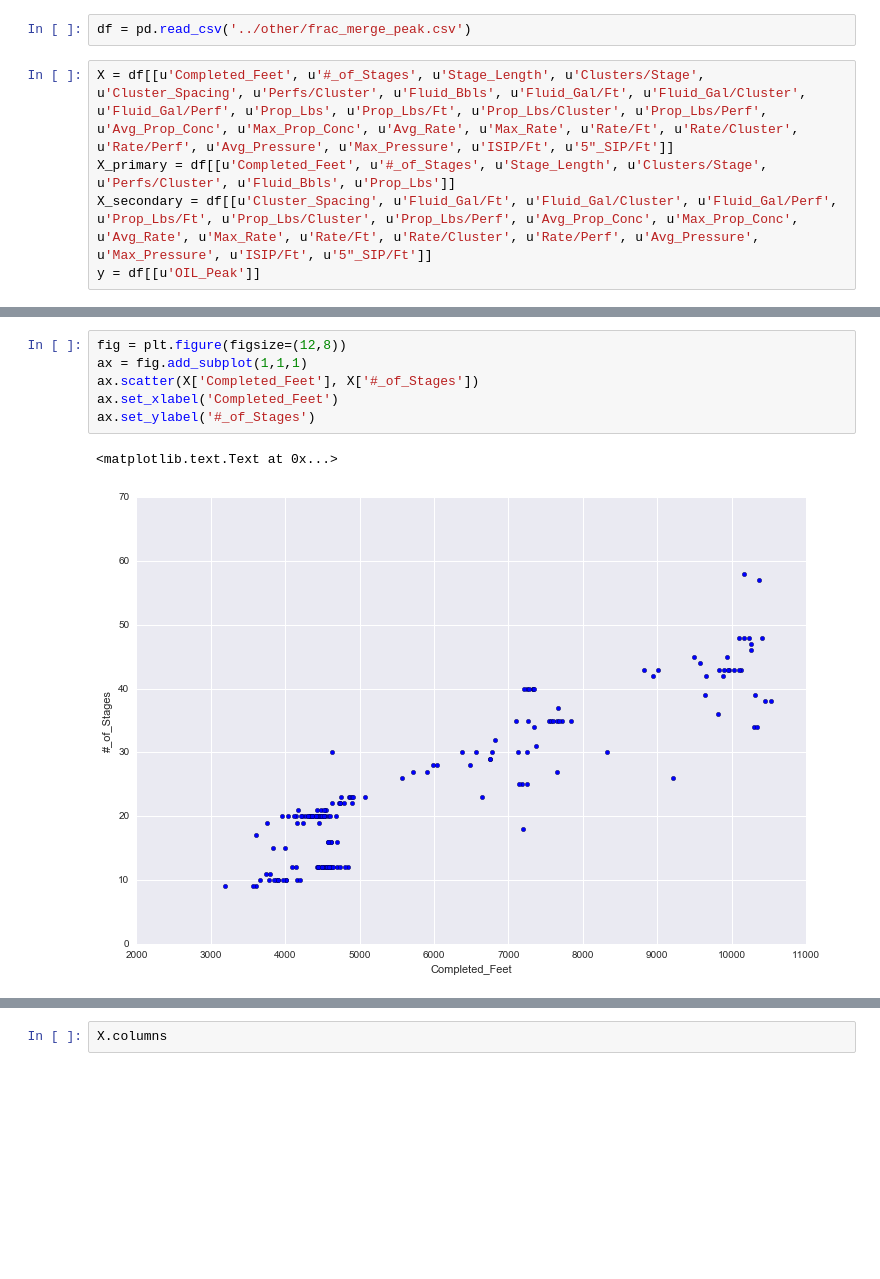
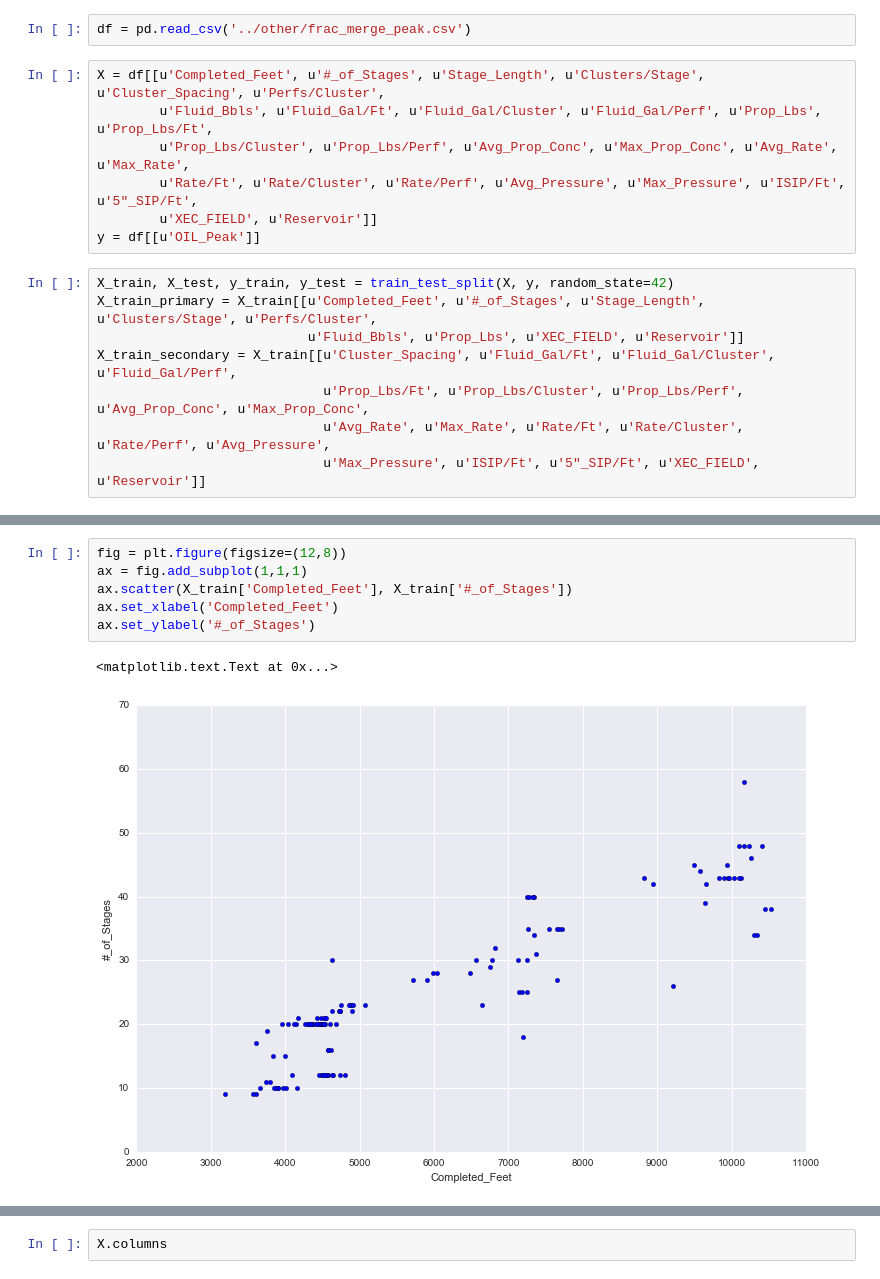
Before and after one commit to jpgrana/bayesian-approach-predicting-well-production, a Jupyter notebook: features.ipynb, the cells around one changed output, grey strips where cells are left out. Cells and saved outputs as stored; diff of their text form; blank space fills up the shorter version.

```diff
--- a/features.ipynb
+++ b/features.ipynb
@@ -8,7 +9,17 @@ import statsmodels.api as sm
 # %%
 df = pd.read_csv('../other/frac_merge_peak.csv')
 # %%
-X = df[[u'Completed_Feet', u'#_of_Stages', u'Stage_Length', u'Clusters/Stage', u'Cluster_Spacing', u'Perfs/Cluster', u'Fluid_Bbls', u'Fluid_Gal/Ft', u'Fluid_Gal/Cluster', u'Fluid_Gal/Perf', u'Prop_Lbs', u'Prop_Lbs/Ft', u'Prop_Lbs/Cluster', u'Prop_Lbs/Perf', u'Avg_Prop_Conc', u'Max_Prop_Conc', u'Avg_Rate', u'Max_Rate', u'Rate/Ft', u'Rate/Cluster', u'Rate/Perf', u'Avg_Pressure', u'Max_Pressure', u'ISIP/Ft', u'5"_SIP/Ft']]
-X_primary = df[[u'Completed_Feet', u'#_of_Stages', u'Stage_Length', u'Clusters/Stage', u'Perfs/Cluster', u'Fluid_Bbls', u'Prop_Lbs']]
-X_secondary = df[[u'Cluster_Spacing', u'Fluid_Gal/Ft', u'Fluid_Gal/Cluster', u'Fluid_Gal/Perf', u'Prop_Lbs/Ft', u'Prop_Lbs/Cluster', u'Prop_Lbs/Perf', u'Avg_Prop_Conc', u'Max_Prop_Conc', u'Avg_Rate', u'Max_Rate', u'Rate/Ft', u'Rate/Cluster', u'Rate/Perf', u'Avg_Pressure', u'Max_Pressure', u'ISIP/Ft', u'5"_SIP/Ft']]
+X = df[[u'Completed_Feet', u'#_of_Stages', u'Stage_Length', u'Clusters/Stage', u'Cluster_Spacing', u'Perfs/Cluster',
+        u'Fluid_Bbls', u'Fluid_Gal/Ft', u'Fluid_Gal/Cluster', u'Fluid_Gal/Perf', u'Prop_Lbs', u'Prop_Lbs/Ft',
+        u'Prop_Lbs/Cluster', u'Prop_Lbs/Perf', u'Avg_Prop_Conc', u'Max_Prop_Conc', u'Avg_Rate', u'Max_Rate',
+        u'Rate/Ft', u'Rate/Cluster', u'Rate/Perf', u'Avg_Pressure', u'Max_Pressure', u'ISIP/Ft', u'5"_SIP/Ft',
+        u'XEC_FIELD', u'Reservoir']]
 y = df[[u'OIL_Peak']]
+# %%
+X_train, X_test, y_train, y_test = train_test_split(X, y, random_state=42)
+X_train_primary = X_train[[u'Completed_Feet', u'#_of_Stages', u'Stage_Length', u'Clusters/Stage', u'Perfs/Cluster',
+                           u'Fluid_Bbls', u'Prop_Lbs', u'XEC_FIELD', u'Reservoir']]
+X_train_secondary = X_train[[u'Cluster_Spacing', u'Fluid_Gal/Ft', u'Fluid_Gal/Cluster', u'Fluid_Gal/Perf',
+                             u'Prop_Lbs/Ft', u'Prop_Lbs/Cluster', u'Prop_Lbs/Perf', u'Avg_Prop_Conc', u'Max_Prop_Conc',
+                             u'Avg_Rate', u'Max_Rate', u'Rate/Ft', u'Rate/Cluster', u'Rate/Perf', u'Avg_Pressure',
+                             u'Max_Pressure', u'ISIP/Ft', u'5"_SIP/Ft', u'XEC_FIELD', u'Reservoir']]
@@ -23,12 +91,12 @@ plt.yticks(rotation=0)
 # %%
 fig = plt.figure(figsize=(12,8))
 ax = fig.add_subplot(1,1,1)
-ax.scatter(X['Completed_Feet'], X['#_of_Stages'])
+ax.scatter(X_train['Completed_Feet'], X_train['#_of_Stages'])
 ax.set_xlabel('Completed_Feet')
 ax.set_ylabel('#_of_Stages')
 # %% [output]
 <matplotlib.text.Text at 0x...>
-[figure, old version]
+[figure, new version]
 # %%
 fig = plt.figure(figsize=(12,8))
 ax = fig.add_subplot(1,1,1)
```
Also changed, not shown: parts of 13 cells of this notebook, 1 other file.
